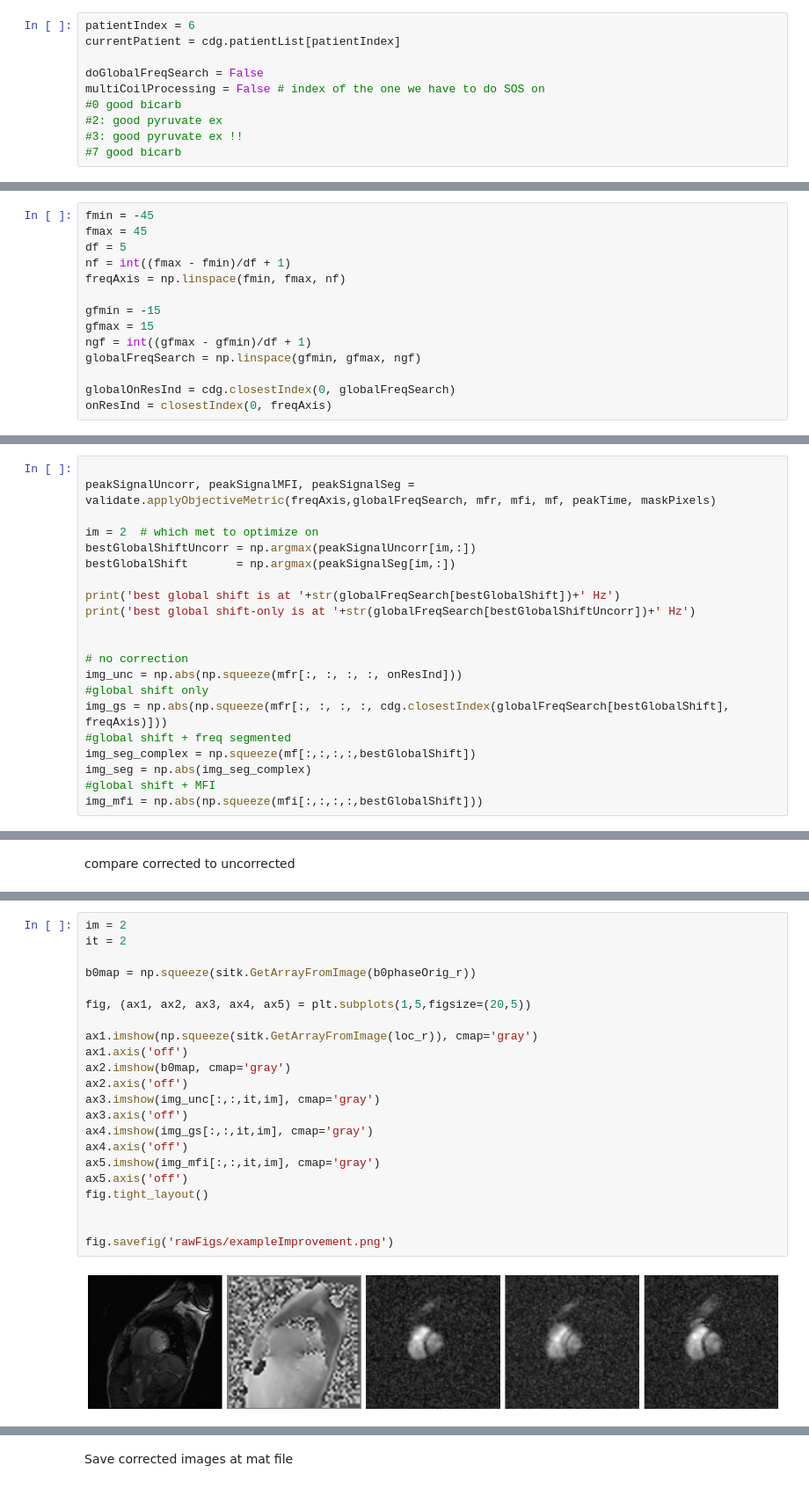
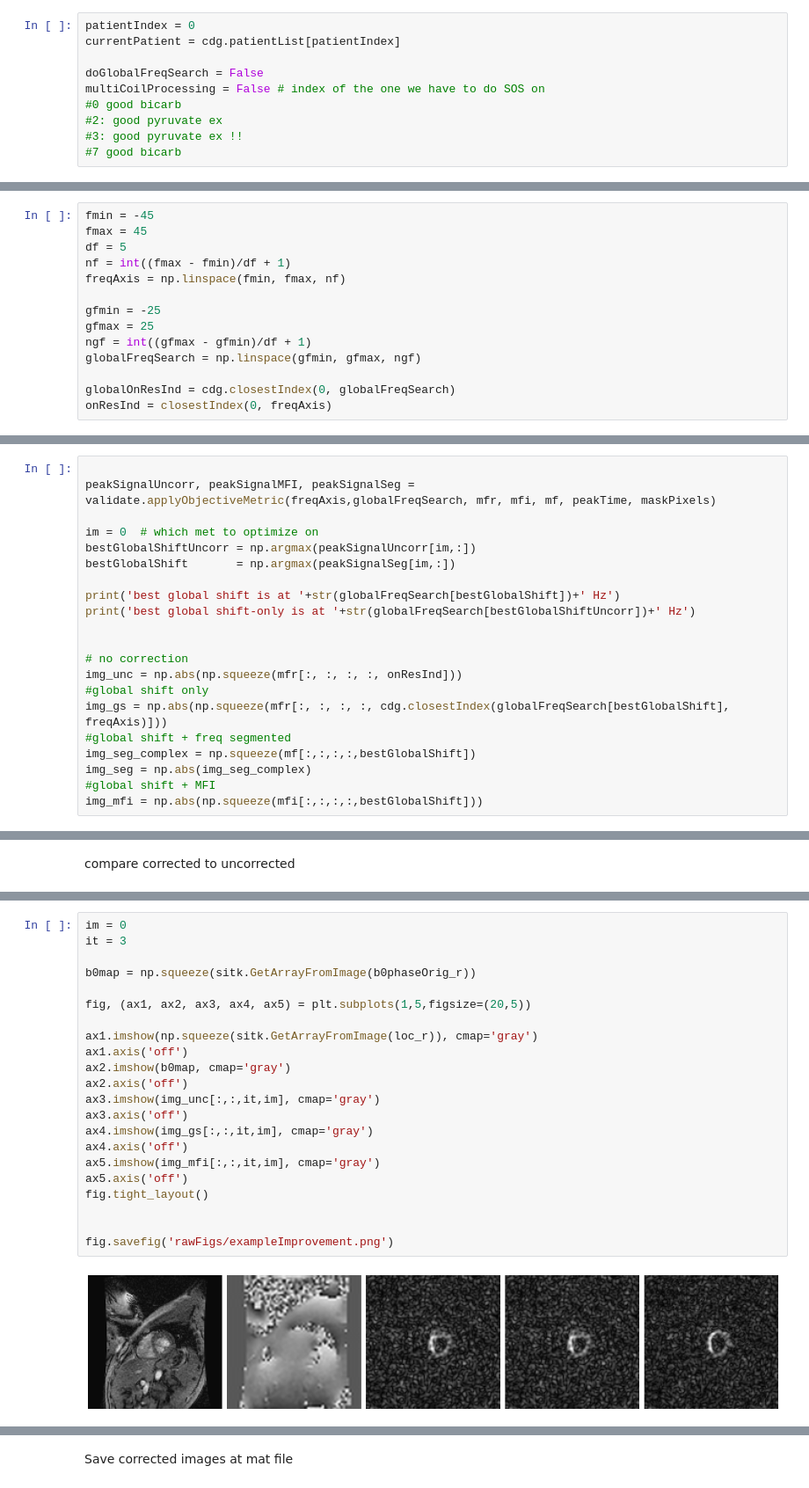
Before and after one commit to galenreed/spiralB0MapCorrection, a Jupyter notebook: 2_applyB0Corrections_single.ipynb, the cells around one changed output, grey strips where cells are left out. Shown at 88% size. Cells and saved outputs as stored; diff of their text form.

```diff
--- a/2_applyB0Corrections_single.ipynb
+++ b/2_applyB0Corrections_single.ipynb
@@ -19,7 +19,7 @@ import validationPipelineFunctions as validate
 def closestIndex(f, faxis):
     return np.argmin(np.abs(faxis-f))
 # %%
-patientIndex = 6
+patientIndex = 0
 currentPatient = cdg.patientList[patientIndex]
 
 doGlobalFreqSearch = False
@@ -37,8 +37,8 @@ df = 5
 nf = int((fmax - fmin)/df + 1)
 freqAxis = np.linspace(fmin, fmax, nf)
 
-gfmin = -15
-gfmax = 15
+gfmin = -25
+gfmax = 25
 ngf = int((gfmax - gfmin)/df + 1)
 globalFreqSearch = np.linspace(gfmin, gfmax, ngf)
 
@@ -211,7 +193,7 @@ peak signal time indices: [2. 0. 1.]
 
 peakSignalUncorr, peakSignalMFI, peakSignalSeg = validate.applyObjectiveMetric(freqAxis,globalFreqSearch, mfr, mfi, mf, peakTime, maskPixels)
 
-im = 2  # which met to optimize on
+im = 0  # which met to optimize on
 bestGlobalShiftUncorr = np.argmax(peakSignalUncorr[im,:])
 bestGlobalShift       = np.argmax(peakSignalSeg[im,:])
 
@@ -382,24 +364,24 @@ cdg.plotC13Mat(img_mfi)
 # %%
-im = 2
-it = 2
+im = 0
+it = 3
 
 b0map = np.squeeze(sitk.GetArrayFromImage(b0phaseOrig_r))
 
 fig, (ax1, ax2, ax3, ax4, ax5) = plt.subplots(1,5,figsize=(20,5))
 
 ax1.imshow(np.squeeze(sitk.GetArrayFromImage(loc_r)), cmap='gray')
 ax1.axis('off')
 ax2.imshow(b0map, cmap='gray')
 ax2.axis('off')
 ax3.imshow(img_unc[:,:,it,im], cmap='gray')
 ax3.axis('off')
 ax4.imshow(img_gs[:,:,it,im], cmap='gray')
 ax4.axis('off')
 ax5.imshow(img_mfi[:,:,it,im], cmap='gray')
 ax5.axis('off')
 fig.tight_layout()
 
 
 fig.savefig('rawFigs/exampleImprovement.png')
 # %% [output]
-[figure, old version]
+[figure, new version]
```
Also changed, not shown: parts of 19 cells of this notebook, 5 other files.
